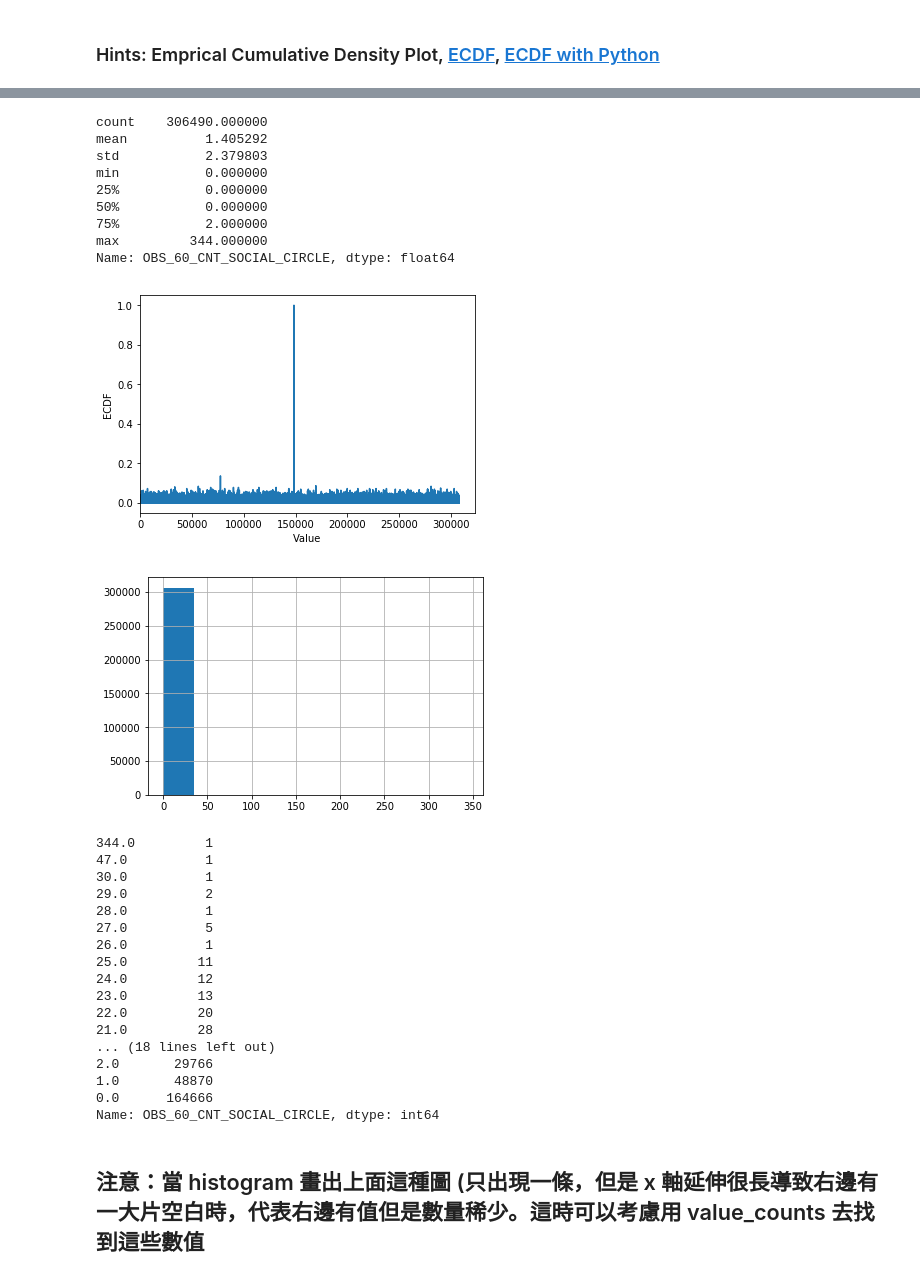
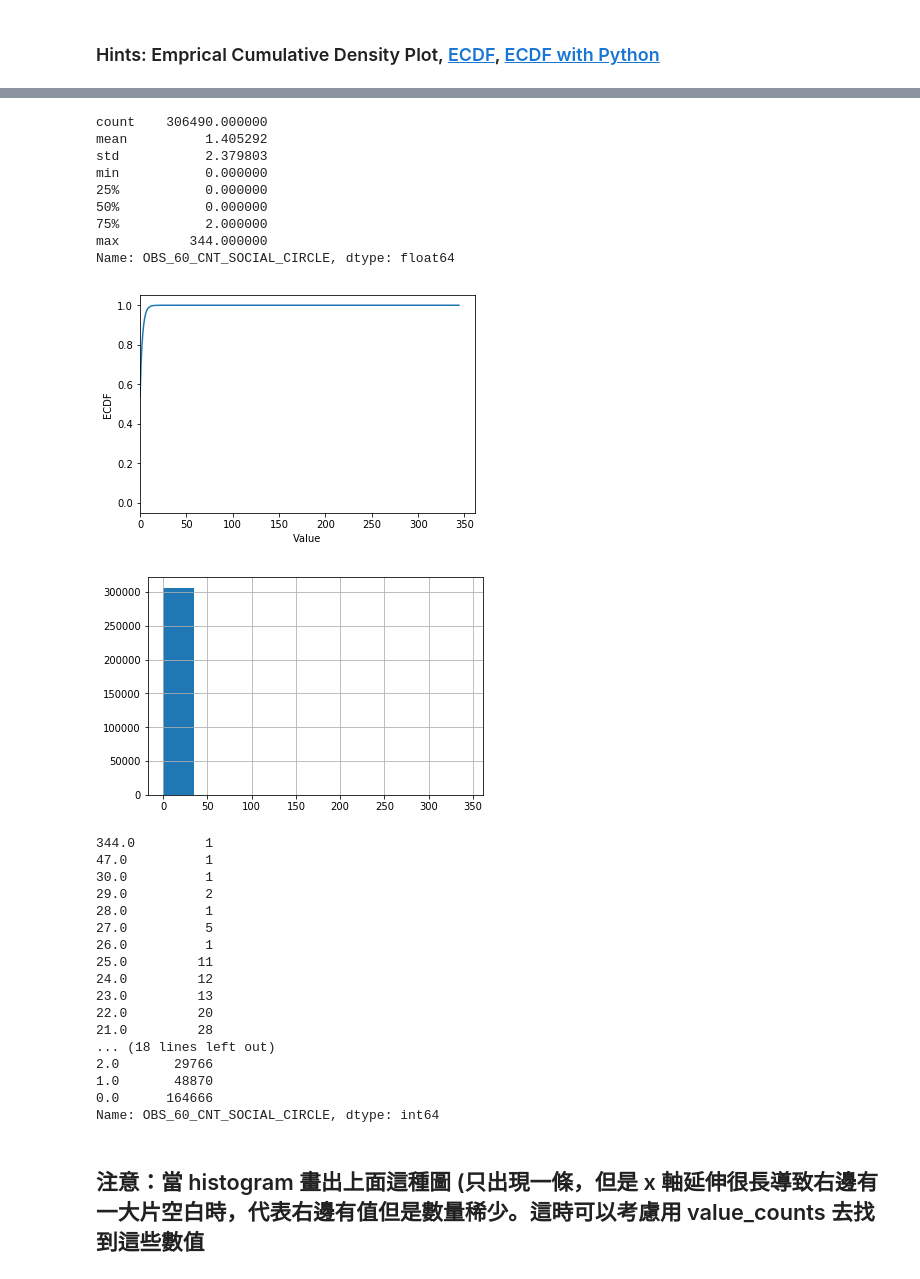
Before and after one commit to FanBoost/ML100Days, a Jupyter notebook: Day_009_HW.ipynb, the cells around one changed output, grey strips where cells are left out. Drawn from its saved outputs; the diff is of its cells as text; code cells hidden in the pictures.

```diff
--- a/Day_009_HW.ipynb
+++ b/Day_009_HW.ipynb
@@ -166,35 +200,35 @@ Name: REGION_POPULATION_RELATIVE, Length: 81, dtype: int64
 # %%
 # 最大值落在分布之外
 print(app_train['OBS_60_CNT_SOCIAL_CIRCLE'].describe())
 
 # 繪製 Empirical Cumulative Density Plot (ECDF)
 
 #Your Code Here
 
-cdf = app_train['OBS_60_CNT_SOCIAL_CIRCLE']
+cdf = app_train.OBS_60_CNT_SOCIAL_CIRCLE.value_counts().sort_index().cumsum()
 
 
 plt.plot(list(cdf.index), cdf/cdf.max())
 plt.xlabel('Value')
 plt.ylabel('ECDF')
 plt.xlim([cdf.index.min() * 0.95, cdf.index.max() * 1.05])
 plt.ylim([-0.05,1.05]) # 限制顯示圖片的範圍
 plt.show()
 
 app_train['OBS_60_CNT_SOCIAL_CIRCLE'].hist()
 plt.show()
 print(app_train['OBS_60_CNT_SOCIAL_CIRCLE'].value_counts().sort_index(ascending = False))
 # %% [output]
 count    306490.000000
 mean          1.405292
 std           2.379803
 min           0.000000
 25%           0.000000
 50%           0.000000
 75%           2.000000
 max         344.000000
 Name: OBS_60_CNT_SOCIAL_CIRCLE, dtype: float64
-[figure, old version]
+[figure, new version]
 [figure]
 344.0         1
 47.0          1
```
Also changed, not shown: parts of 4 cells of this notebook.
